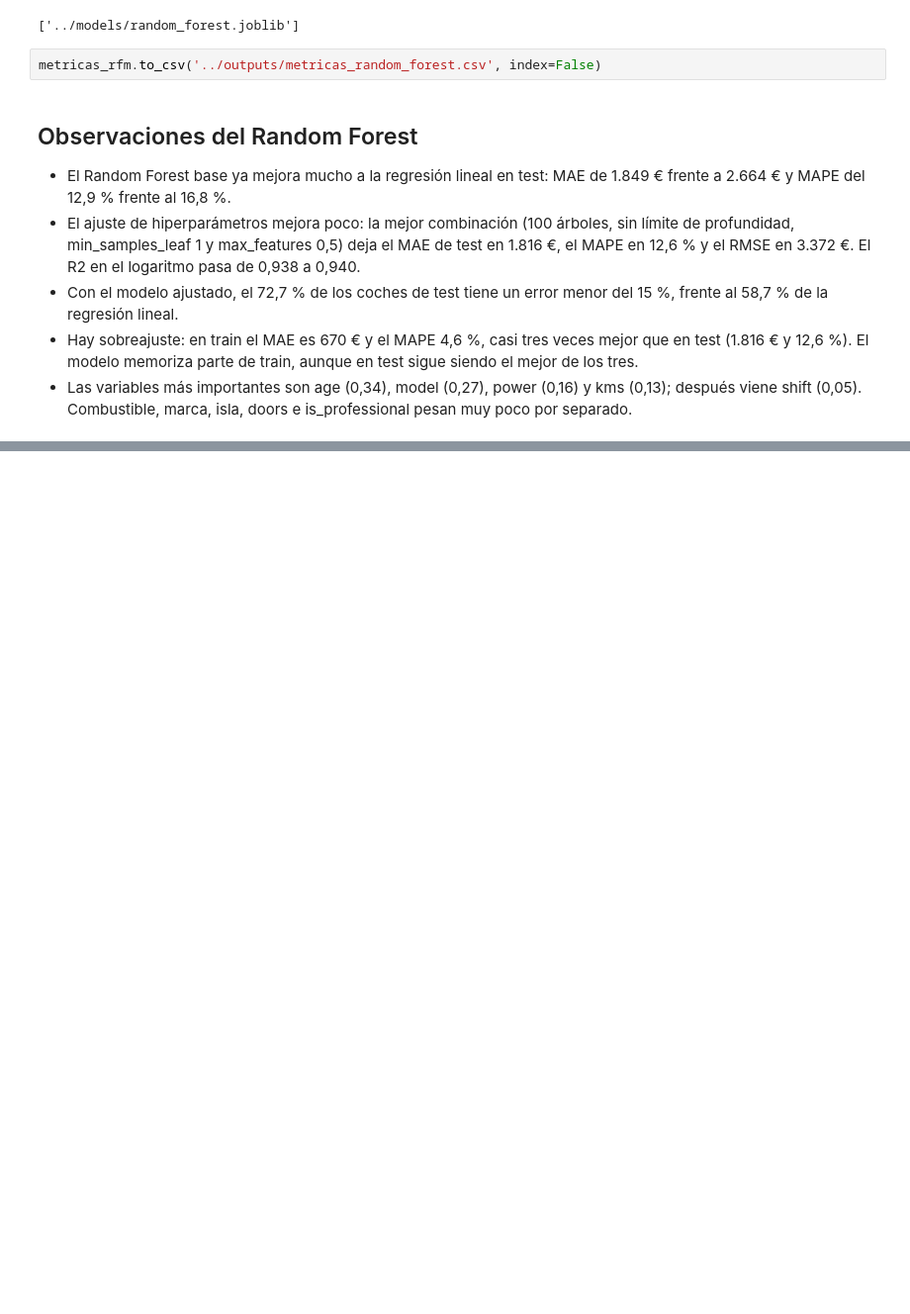
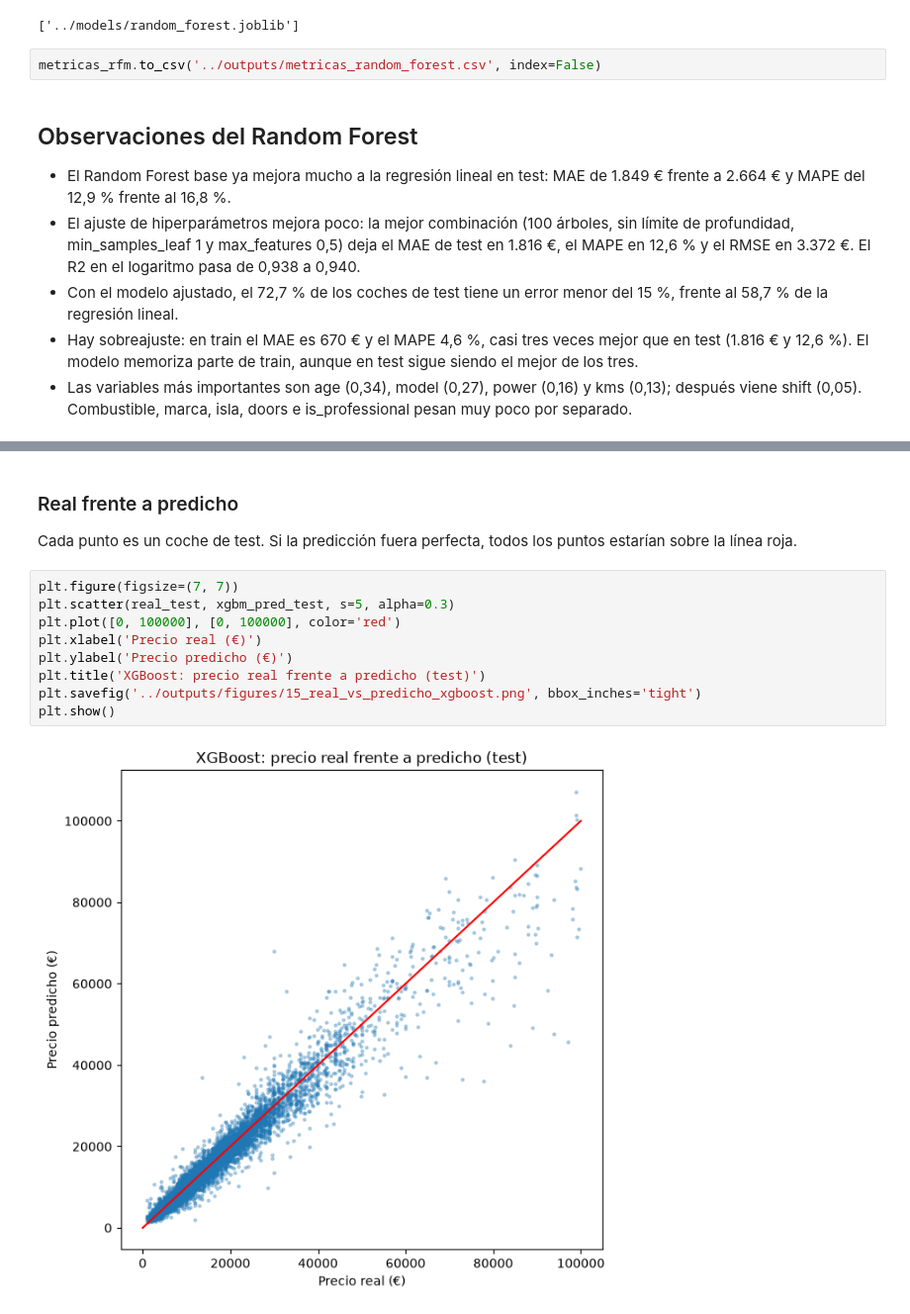
Before and after one commit to rusamen86/tfm-p1-precio-coches, a Jupyter notebook: notebooks/04_modelado.ipynb, the cells around one changed output, grey strips where cells are left out. Shown at 99% size. Saved outputs shown, nothing was run; the diff lists cells and outputs as text; blank space fills up the shorter version.

```diff
--- a/notebooks/04_modelado.ipynb
+++ b/notebooks/04_modelado.ipynb
@@ -388,0 +600,15 @@ metricas_rfm.to_csv('../outputs/metricas_random_forest.csv', index=False)
+# %% [markdown]
+### Real frente a predicho
+
+Cada punto es un coche de test. Si la predicción fuera perfecta, todos los puntos estarían sobre la línea roja.
+# %%
+plt.figure(figsize=(7, 7))
+plt.scatter(real_test, xgbm_pred_test, s=5, alpha=0.3)
+plt.plot([0, 100000], [0, 100000], color='red')
+plt.xlabel('Precio real (€)')
+plt.ylabel('Precio predicho (€)')
+plt.title('XGBoost: precio real frente a predicho (test)')
+plt.savefig('../outputs/figures/15_real_vs_predicho_xgboost.png', bbox_inches='tight')
+plt.show()
+# %% [output]
+[figure, added]
```
Also changed, not shown: parts of 33 cells of this notebook, 6 other files.
